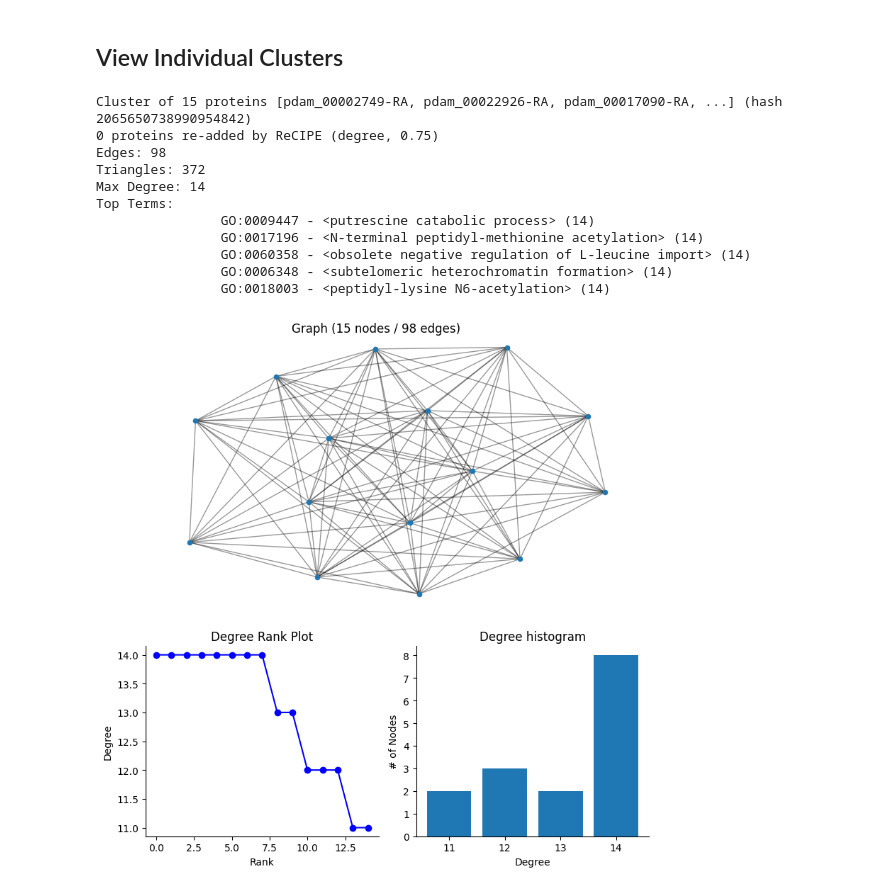
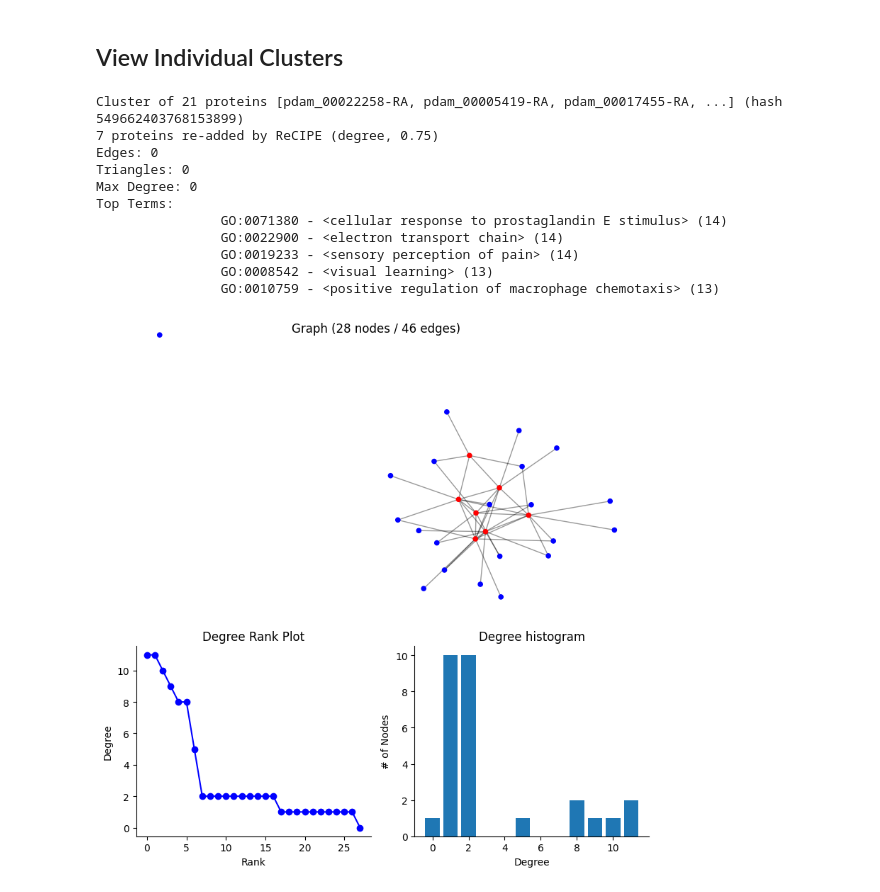
Before and after one commit to samsledje/philharmonic, a Jupyter notebook: nb/01_result_summary.ipynb, the cells around one changed output. Drawn from its saved outputs; the diff is of its cells as text; code cells hidden in the pictures.

Commit message:
Add support for recipe nodes in visualization and cluster graph

```diff
--- a/nb/01_result_summary.ipynb
+++ b/nb/01_result_summary.ipynb
@@ -93,23 +93,25 @@ plt.show()
 # %% [markdown]
 ## View Individual Clusters
 # %%
-i = 300
+i = 150
 k = list(clusters.keys())[i]
 # %%
 print_cluster(clusters[k], go_database, 5)
 # %% [output]
-Cluster of 15 proteins [pdam_00002749-RA, pdam_00022926-RA, pdam_00017090-RA, ...] (hash 2065650738990954842)
-0 proteins re-added by ReCIPE (degree, 0.75)
-Edges: 98
-Triangles: 372
-Max Degree: 14
+Cluster of 21 proteins [pdam_00022258-RA, pdam_00005419-RA, pdam_00017455-RA, ...] (hash 549662403768153899)
+7 proteins re-added by ReCIPE (degree, 0.75)
+Edges: 0
+Triangles: 0
+Max Degree: 0
 Top Terms:
-                GO:0009447 - <putrescine catabolic process> (14)
-                GO:0017196 - <N-terminal peptidyl-methionine acetylation> (14)
-                GO:0060358 - <obsolete negative regulation of L-leucine import> (14)
-                GO:0006348 - <subtelomeric heterochromatin formation> (14)
-                GO:0018003 - <peptidyl-lysine N6-acetylation> (14)
+                GO:0071380 - <cellular response to prostaglandin E stimulus> (14)
+                GO:0022900 - <electron transport chain> (14)
+                GO:0019233 - <sensory perception of pain> (14)
+                GO:0008542 - <visual learning> (13)
+                GO:0010759 - <positive regulation of macrophage chemotaxis> (13)
 # %%
-plot_cluster(clusters[k], full_G, savefig="../img/readme_sample_cluster.jpg")
+plot_cluster(
+    clusters[k], full_G, use_recipe=True, savefig="../img/readme_sample_cluster.jpg"
+)
 # %% [output]
-[figure, old version]
+[figure, new version]
```
Also changed, not shown: parts of 1 cell of this notebook, 6 other files.
